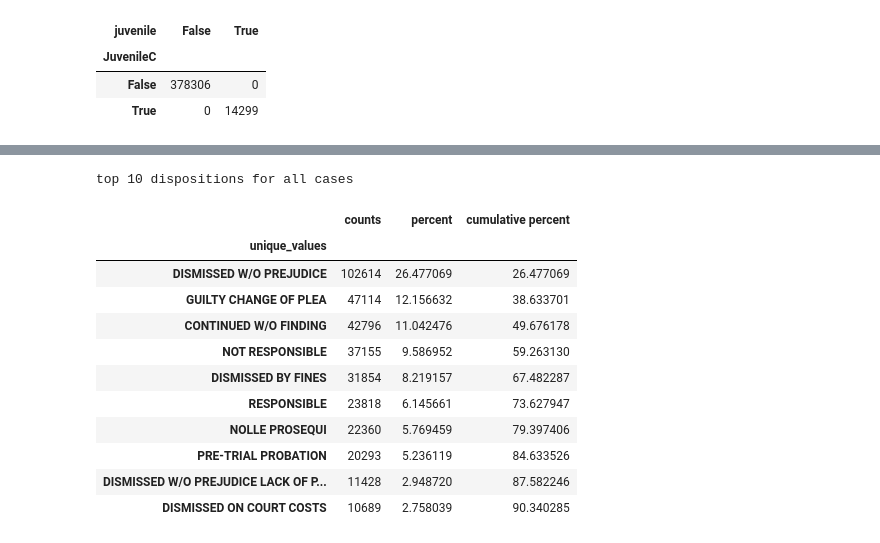
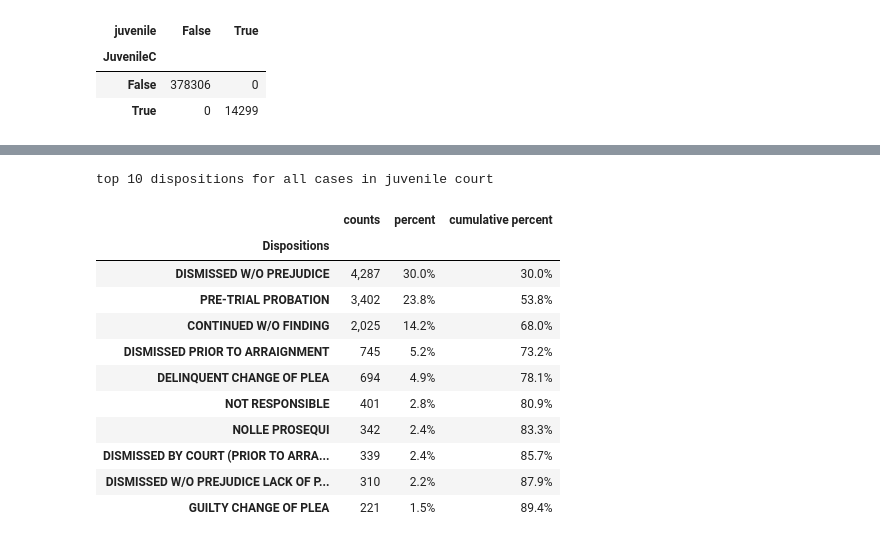
Before and after one commit to codeforboston/clean-slate-data, a Jupyter notebook: analyses/notebooks/How many expungable-Middlesex.ipynb, the cells around one changed output, grey strips where cells are left out. Cells and saved outputs as stored; diff of their text form; code cells hidden in the pictures.

Commit message:
make tables prettier

```diff
--- a/analyses/notebooks/How many expungable-Middlesex.ipynb
+++ b/analyses/notebooks/How many expungable-Middlesex.ipynb
@@ -53,0 +46,7 @@ Name: Expungeable, dtype: int64
+# %%
+ms.loc[ms.Expungeable =='m', 'Expungeable'] = None
+print("Middlesex Expungement Counts")
+a = ms['Expungeable'].value_counts(dropna=False).rename_axis('count').to_frame('counts')
+b = ms['Expungeable'].value_counts(dropna=False, normalize = True).rename_axis('percent').to_frame('percent')
+exp_stats = pd.concat([a, b], axis=1)
+exp_stats.style.format({ 'counts' : '{:,}', 'percent' : '{:,.1%}'})
@@ -90,11 +101,21 @@ There are many offenses that are violations of the Code of Massachusetts Regulat
 # %%
 ### dates ###
+# The file source said, "The following is data from our Damion Case Management
+# System pertaining to prosecution statistics for the time period from
+# January 1, 2014, through January 1, 2020."
 
 reference_date = datetime.date(2020, 9, 1) # using "today.date() wouldn't be stable"
 
 ms['Offense Date'] = pd.to_datetime(ms['Offense Date']).dt.date
+ms = ms[~ms['Offense Date'].isnull()]
 
-ms[ms['Offense Date']<datetime.date(1950, 1, 1)]
+offenses_2014_2019 = ms['Offense Date'].loc[
+    (ms['Offense Date'] >= datetime.date(2014, 1, 1)) &
+    (ms['Offense Date'] <= datetime.date(2019, 12, 31))].count()
+
+Percent_14_19 = "{:.1%}".format(offenses_2014_2019/ms['Offense Date'].count())
+
+print(Percent_14_19, 'percent of offenses are between Jan 1 2014 and Dec 31 2019')
 
 print("The earliest offense date is", min(ms['Offense Date']))
 print("The max offense date is", max(ms['Offense Date']), "\n")
@@ -160,4 +181,4 @@ ms['sm'] = (ms['sex'] == 1) | (ms['murder'] ==1)
 ms['Incident_Murder_Sex'] = ms.groupby(['Case Number'])['sm'].transform('max')
 
 #unneeded calculation columns
-ms = ms.drop(columns=['Exp', 'sm'])
+ms = ms.drop(columns=['Exp', 'ExpAtt', 'sm'])
@@ -198,24 +306,22 @@ Name: Incident_Guilty, dtype: float64
 # %%
-a = ms['Disposition Description'].value_counts().rename_axis('unique_values').to_frame('counts')
-b = ms['Disposition Description'].value_counts(normalize=True).rename_axis('unique_values').to_frame('percent')*100
+a = ms['Disposition Description'].loc[ms['juvenile']==True].value_counts().rename_axis('Dispositions').to_frame('counts')
+b = ms['Disposition Description'].loc[ms['juvenile']==True].value_counts(normalize=True).rename_axis('Dispositions').to_frame('percent')
 disp_stats = pd.concat([a, b], axis=1)
 
 disp_stats['cumulative percent'] = disp_stats.percent.cumsum()
-print('top 10 dispositions for all cases')
-disp_stats[0:10]
-
-# The top 10 dispositions account for 90% of all dispositions
+print('top 10 dispositions for all cases in juvenile court')
+disp_stats[0:10].style.format({ 'counts' : '{:,}', 'percent' : '{:,.1%}', 'cumulative percent' : '{:,.1%}'})
 # %% [output]
-top 10 dispositions for all cases
+top 10 dispositions for all cases in juvenile court
 |  | counts | percent | cumulative percent |
-| unique_values |  |  |  |
-| DISMISSED W/O PREJUDICE | 102614 | 26.477069 | 26.477069 |
-| GUILTY CHANGE OF PLEA | 47114 | 12.156632 | 38.633701 |
-| CONTINUED W/O FINDING | 42796 | 11.042476 | 49.676178 |
-| NOT RESPONSIBLE | 37155 | 9.586952 | 59.263130 |
-| DISMISSED BY FINES | 31854 | 8.219157 | 67.482287 |
-| RESPONSIBLE | 23818 | 6.145661 | 73.627947 |
-| NOLLE PROSEQUI | 22360 | 5.769459 | 79.397406 |
-| PRE-TRIAL PROBATION | 20293 | 5.236119 | 84.633526 |
-| DISMISSED W/O PREJUDICE LACK OF P... | 11428 | 2.948720 | 87.582246 |
-| DISMISSED ON COURT COSTS | 10689 | 2.758039 | 90.340285 |
+| Dispositions |  |  |  |
+| DISMISSED W/O PREJUDICE | 4,287 | 30.0% | 30.0% |
+| PRE-TRIAL PROBATION | 3,402 | 23.8% | 53.8% |
+| CONTINUED W/O FINDING | 2,025 | 14.2% | 68.0% |
+| DISMISSED PRIOR TO ARRAIGNMENT | 745 | 5.2% | 73.2% |
+| DELINQUENT CHANGE OF PLEA | 694 | 4.9% | 78.1% |
+| NOT RESPONSIBLE | 401 | 2.8% | 80.9% |
+| NOLLE PROSEQUI | 342 | 2.4% | 83.3% |
+| DISMISSED BY COURT (PRIOR TO ARRA... | 339 | 2.4% | 85.7% |
+| DISMISSED W/O PREJUDICE LACK OF P... | 310 | 2.2% | 87.9% |
+| GUILTY CHANGE OF PLEA | 221 | 1.5% | 89.4% |
```
Also changed, not shown: parts of 29 cells of this notebook, 1 other file.
